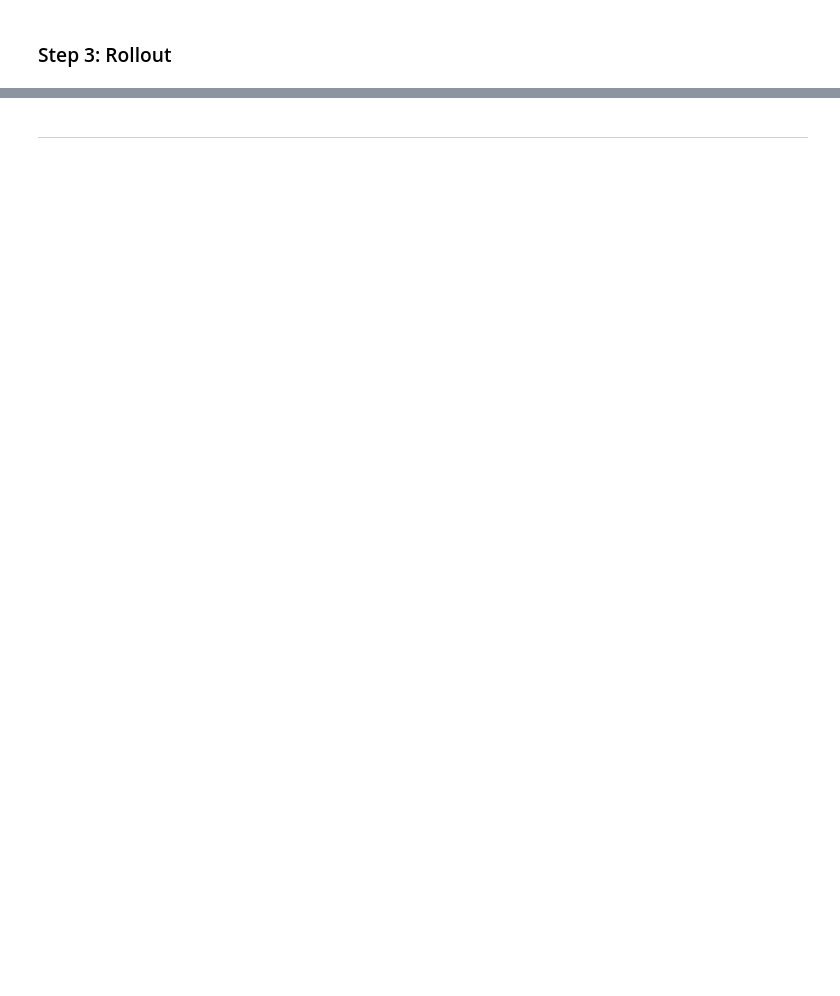
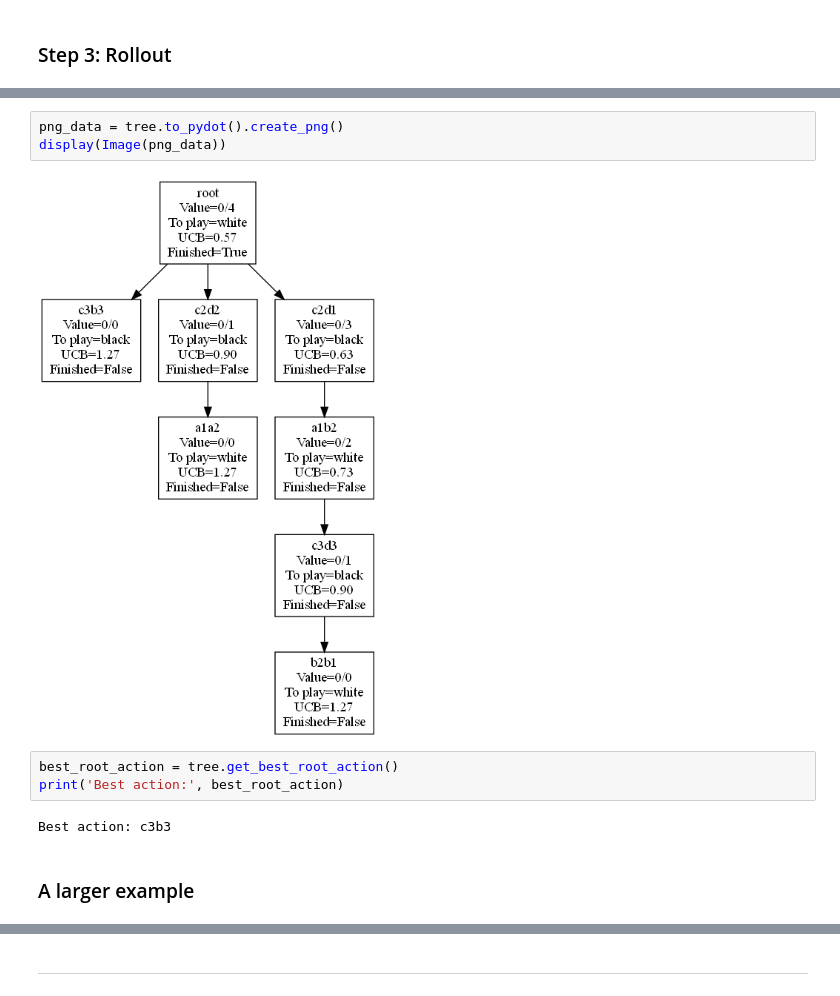
Before and after one commit to EAndrade-Lotero/ChessFinalistMCTS, a Jupyter notebook: notebooks/test_trees.ipynb, the cells around one changed output, grey strips where cells are left out. Saved outputs shown, nothing was run; the diff lists cells and outputs as text; blank space fills up the shorter version.

```diff
--- a/notebooks/test_trees.ipynb
+++ b/notebooks/test_trees.ipynb
@@ -93,0 +141,12 @@ tree.game.initial_state
+# %%
+png_data = tree.to_pydot().create_png()
+display(Image(png_data))
+# %% [output]
+[figure, added]
+# %%
+best_root_action = tree.get_best_root_action()
+print('Best action:', best_root_action)
+# %% [output]
+Best action: c3b3
+# %% [markdown]
+### A larger example
```
Also changed, not shown: parts of 24 cells of this notebook, 1 other file.
